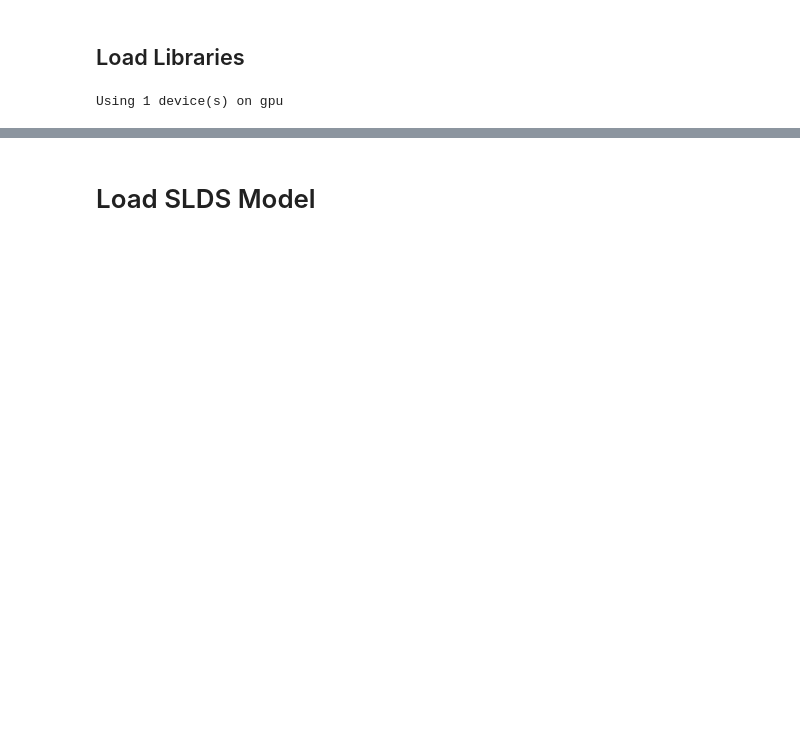
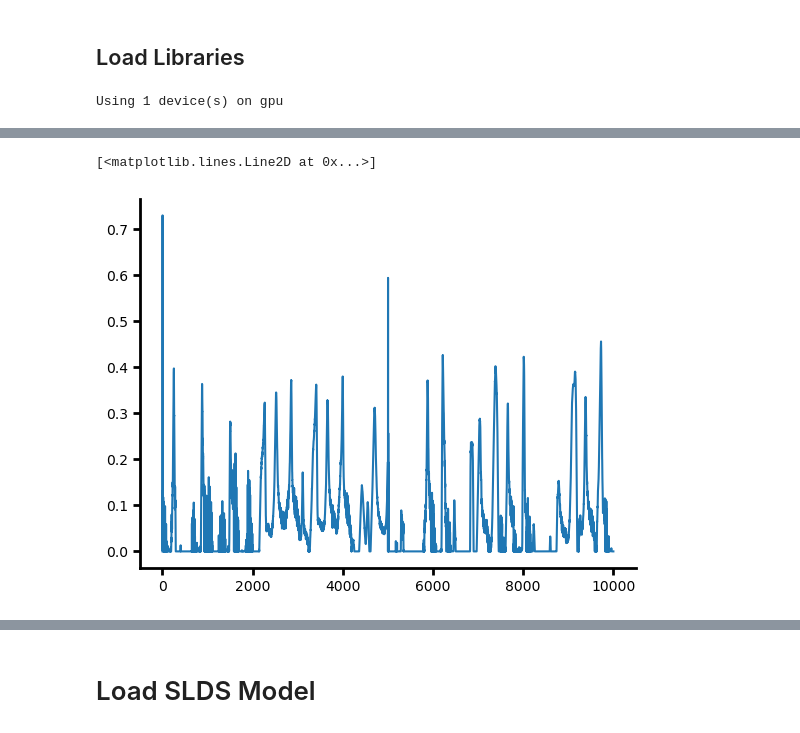
Before and after one commit to elliottabe/TiDHy, a Jupyter notebook: TiDHy_Figures_revision01.ipynb, the cells around one changed output, grey strips where cells are left out. Cells and saved outputs as stored; diff of their text form; code cells hidden in the pictures; blank space fills up the shorter version.

```diff
--- a/TiDHy_Figures_revision01.ipynb
+++ b/TiDHy_Figures_revision01.ipynb
@@ -85,0 +194,5 @@ from sklearn.decomposition import PCA
+# %%
+plt.plot(W[-1,:10000,10])
+# %% [output]
+[<matplotlib.lines.Line2D at 0x...>]
+[figure, added]
```
Also changed, not shown: parts of 50 cells of this notebook, 7 other files.
